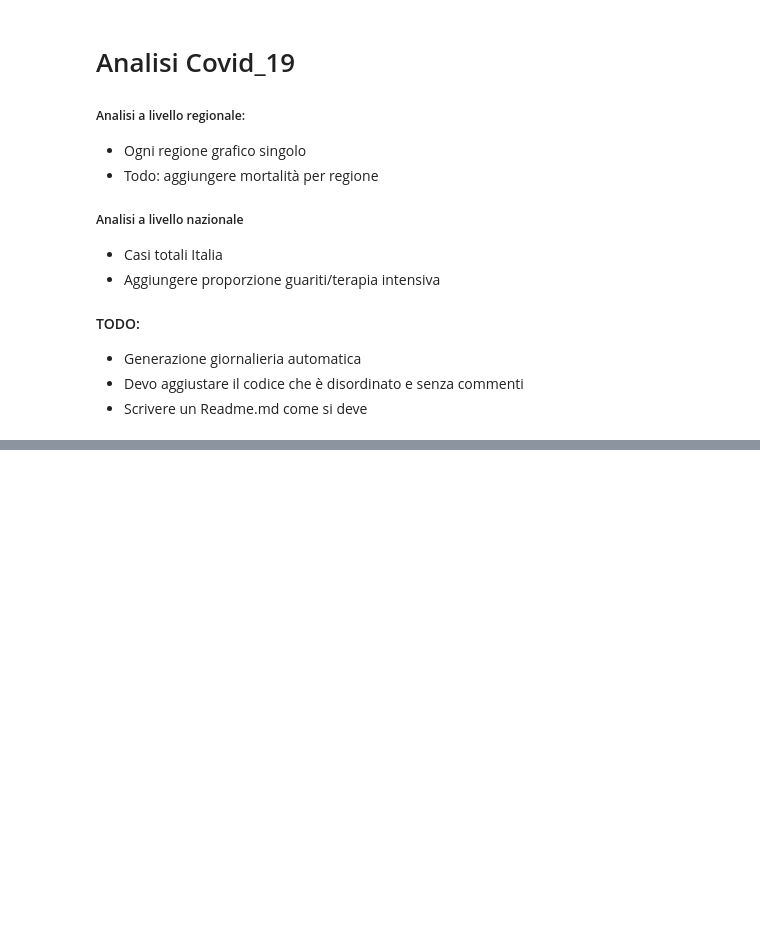
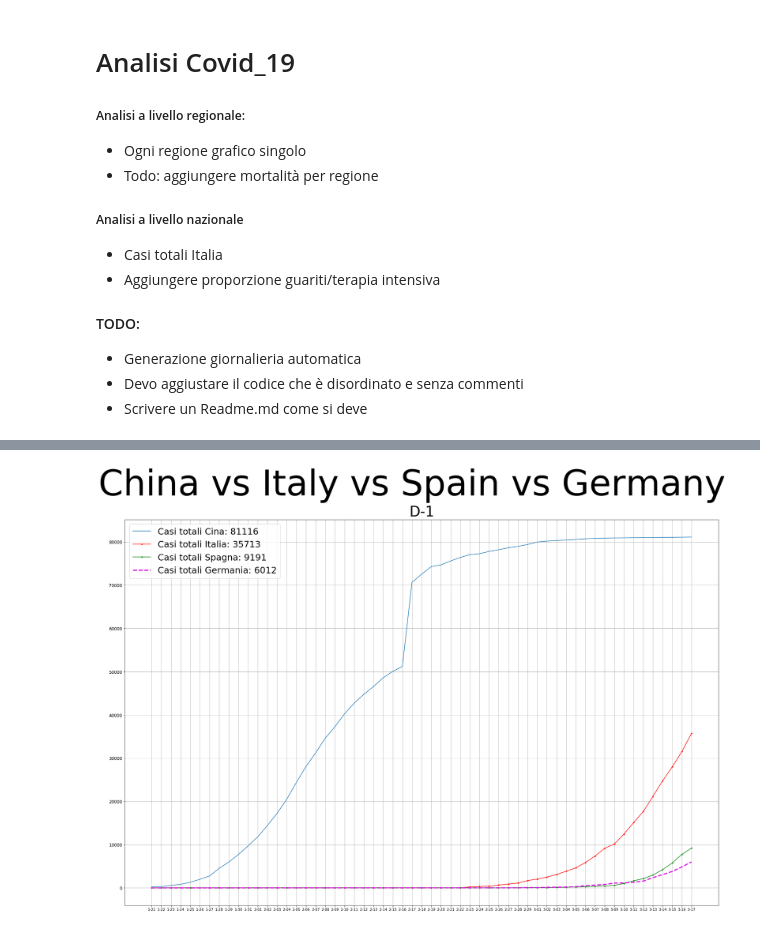
Before and after one commit to jacklapinza/Covid_Italia, a Jupyter notebook: Analisi COVID-19 - Federico.ipynb, the cells around one changed output, grey strips where cells are left out. Saved outputs shown, nothing was run; the diff lists cells and outputs as text; code cells hidden in the pictures; blank space fills up the shorter version.

```diff
--- a/Analisi COVID-19 - Federico.ipynb
+++ b/Analisi COVID-19 - Federico.ipynb
@@ -116 +284,3 @@ df_nazionale = pd.read_csv('COVID-19/dati-andamento-nazionale/dpc-covid19-ita-an
+# %%
+df_cina = pd.read_csv('full_data.csv')
 # %%
@@ -196,0 +292,74 @@ print(death_toll)
+# %%
+cina_totale = df_cina.loc[df_cina['location'] == 'China']
+
+spain_totale = df_cina.loc[df_cina['location'] == 'Spain']
+
+gremania_totale = df_cina.loc[df_cina['location'] == 'Germany']
+
+cina_casi_totale = cina_totale.total_cases
+
+cina_adapt_total = []
+
+for t in cina_casi_totale:
+    cina_adapt_total.append(t)
+
+total_cases_cina_conv = cina_adapt_total
+
+
+italy_adapt = ['1-21', '1-22', '1-23', '1-24', '1-25',
+               '1-26', '1-27', '1-28', '1-29', '1-30',
+               '1-31', '2-01', '2-02', '2-03', '2-04',
+               '2-05', '2-06', '2-07', '2-08', '2-09',
+               '2-10', '2-11', '2-12', '2-13', '2-14',
+               '2-15', '2-16', '2-17', '2-18', '2-19',
+               '2-20', '2-21', '2-22', '2-23', '2-24',
+               '2-25', '2-26', '2-27', '2-28', '2-29',
+               '3-01', '3-02', '3-03', '3-04', '3-05',
+               '3-06', '3-07', '3-08', '3-09', '3-10',
+               '3-11', '3-12', '3-13', '3-14', '3-15',
+               '3-16', '3-17'
+              ]
+
+comp = 0
+
+deviatio = []
+
+for pop in totale_casi:
+    deviatio.append(pop)
+
+for _ in range(33):
+    deviatio.insert(0,comp)
+
+spain = []
+for x in spain_totale.total_cases:
+    spain.append(x)
+
+for _ in range(11):
+    spain.insert(0, comp)
+
+germania = []
+for x in gremania_totale.total_cases:
+    germania.append(x)
+
+for _ in range(7):
+    germania.insert(0, comp)
+
+
+plt.rc('ytick', labelsize=12)
+plt.rc('xtick', labelsize=10)
+
+plt.rcParams["figure.figsize"]=30,20
+
+plt.plot(italy_adapt, total_cases_cina_conv, label='Casi totali Cina: {}'.format(cina_adapt_total[-1]))
+plt.plot(italy_adapt, deviatio, 'r.-',label='Casi totali Italia: {}'.format(casi_totali[-1]))
+plt.plot(italy_adapt, spain, 'g.-',label='Casi totali Spagna: {}'.format(spain[-1]))
+plt.plot(italy_adapt, germania, color="#DC0DE6",linestyle="--",linewidth=3,label='Casi totali Germania: {}'.format(germania[-1]))
+
+
+plt.suptitle("China vs Italy vs Spain vs Germany", fontsize=100)
+plt.title("D-1", fontsize=40)
+plt.legend()
+plt.legend(prop={'size': 25})
+plt.grid()
+# %% [output]
+[figure, added]
```
Also changed, not shown: parts of 11 cells of this notebook.
